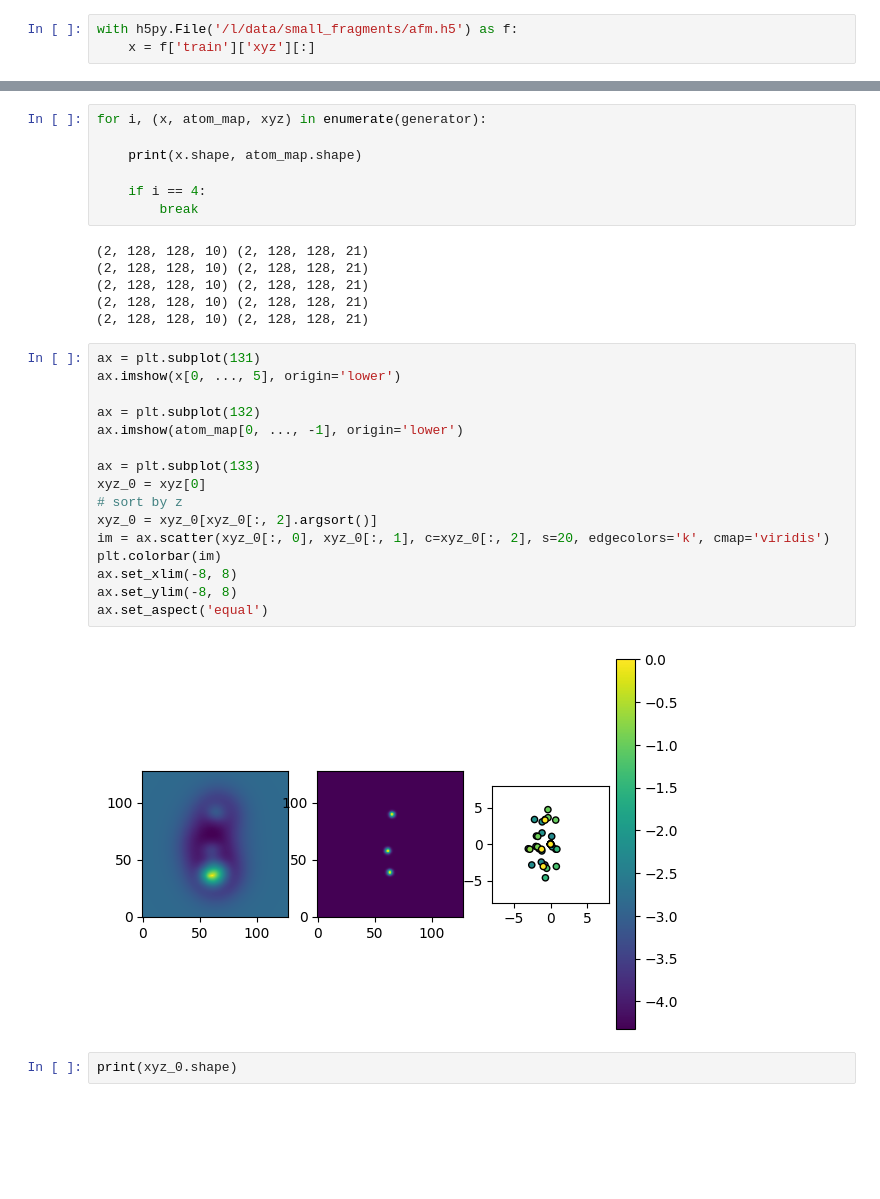
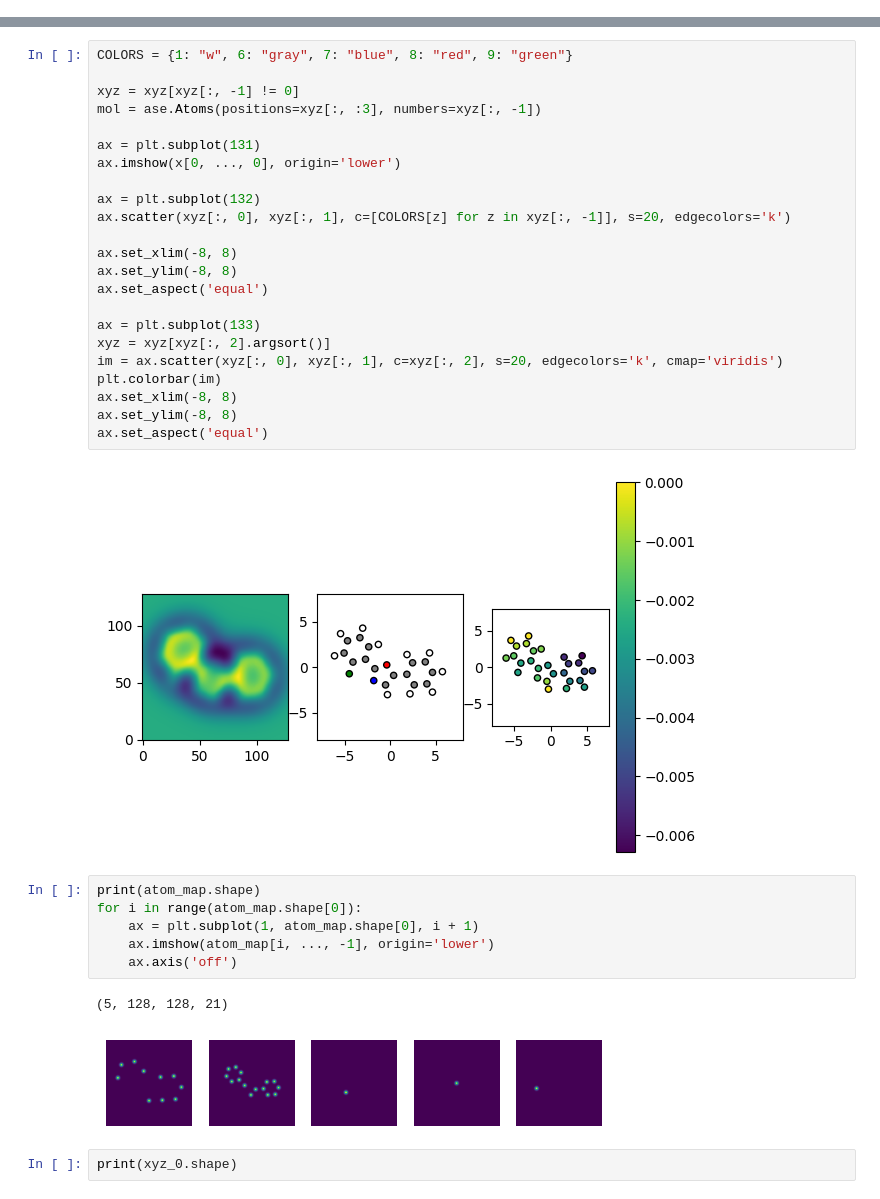
Before and after one commit to LauriKurki/molecule-net, a Jupyter notebook: notebooks/test_data_creation.ipynb, the cells around one changed output, grey strips where cells are left out. Drawn from its saved outputs; the diff is of its cells as text; blank space fills up the shorter version.

```diff
--- a/notebooks/test_data_creation.ipynb
+++ b/notebooks/test_data_creation.ipynb
@@ -12,3 +13,0 @@ from molnet.data.utils import atom_map_generator
-# %%
-with h5py.File('/l/data/small_fragments/afm.h5') as f:
-    x = f['train']['xyz'][:]
@@ -44,34 +48,37 @@ generator = atom_map_generator(
-# %%
-for i, (x, atom_map, xyz) in enumerate(generator):
-
-    print(x.shape, atom_map.shape)
-
-    if i == 4:
-        break
-# %% [output]
-(2, 128, 128, 10) (2, 128, 128, 21)
-(2, 128, 128, 10) (2, 128, 128, 21)
-(2, 128, 128, 10) (2, 128, 128, 21)
-(2, 128, 128, 10) (2, 128, 128, 21)
-(2, 128, 128, 10) (2, 128, 128, 21)
 # %%
+COLORS = {1: "w", 6: "gray", 7: "blue", 8: "red", 9: "green"}
+
+xyz = xyz[xyz[:, -1] != 0]
+mol = ase.Atoms(positions=xyz[:, :3], numbers=xyz[:, -1])
+
 ax = plt.subplot(131)
-ax.imshow(x[0, ..., 5], origin='lower')
+ax.imshow(x[0, ..., 0], origin='lower')
 
 ax = plt.subplot(132)
-ax.imshow(atom_map[0, ..., -1], origin='lower')
+ax.scatter(xyz[:, 0], xyz[:, 1], c=[COLORS[z] for z in xyz[:, -1]], s=20, edgecolors='k')
+
+ax.set_xlim(-8, 8)
+ax.set_ylim(-8, 8)
+ax.set_aspect('equal')
 
 ax = plt.subplot(133)
-xyz_0 = xyz[0]
-# sort by z
-xyz_0 = xyz_0[xyz_0[:, 2].argsort()]
-im = ax.scatter(xyz_0[:, 0], xyz_0[:, 1], c=xyz_0[:, 2], s=20, edgecolors='k', cmap='viridis')
+xyz = xyz[xyz[:, 2].argsort()]
+im = ax.scatter(xyz[:, 0], xyz[:, 1], c=xyz[:, 2], s=20, edgecolors='k', cmap='viridis')
 plt.colorbar(im)
 ax.set_xlim(-8, 8)
 ax.set_ylim(-8, 8)
 ax.set_aspect('equal')
 # %% [output]
-[figure, old version]
+[figure, new version]
+# %%
+print(atom_map.shape)
+for i in range(atom_map.shape[0]):
+    ax = plt.subplot(1, atom_map.shape[0], i + 1)
+    ax.imshow(atom_map[i, ..., -1], origin='lower')
+    ax.axis('off')
+# %% [output]
+(5, 128, 128, 21)
+[figure, added]
 # %%
 print(xyz_0.shape)
 # %% [output]
```
Also changed, not shown: parts of 4 cells of this notebook.
